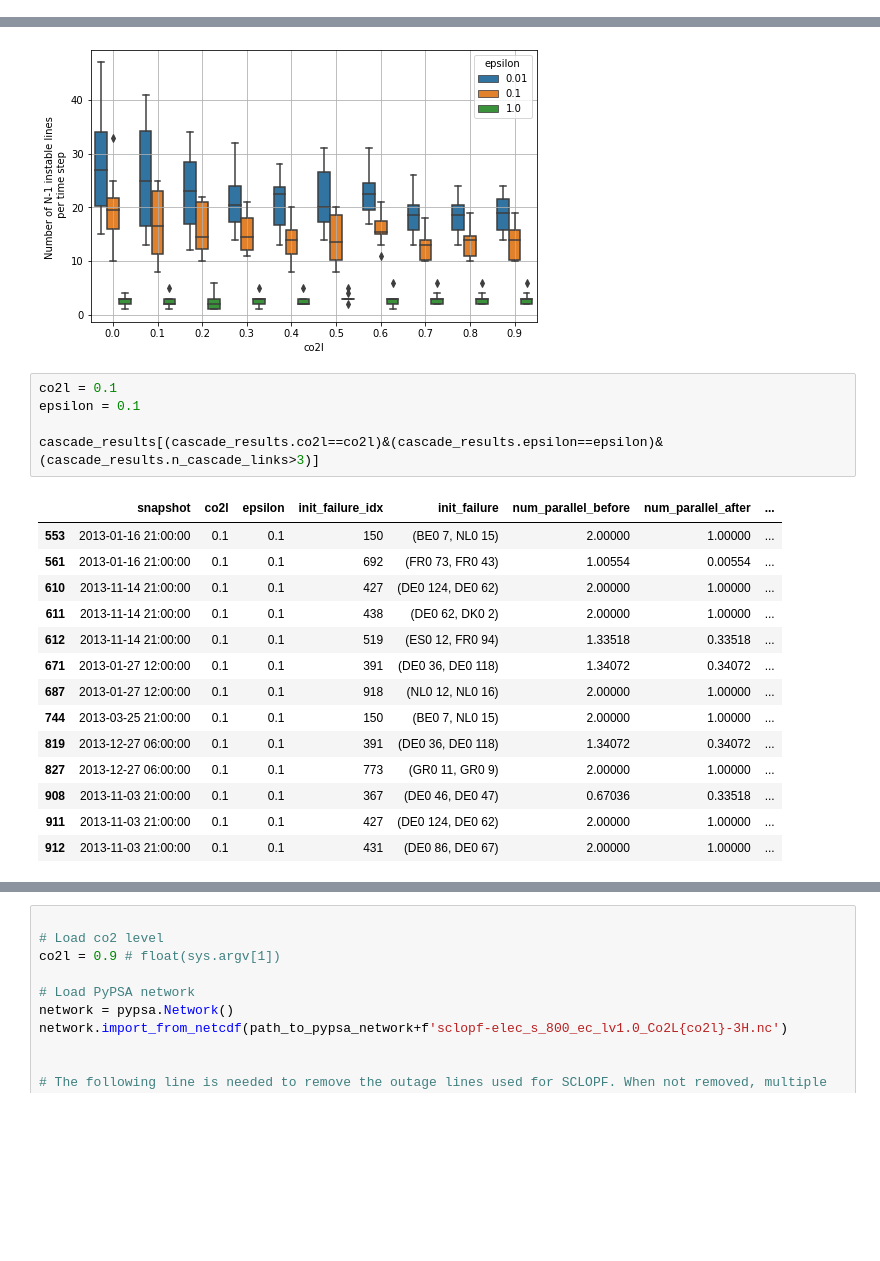
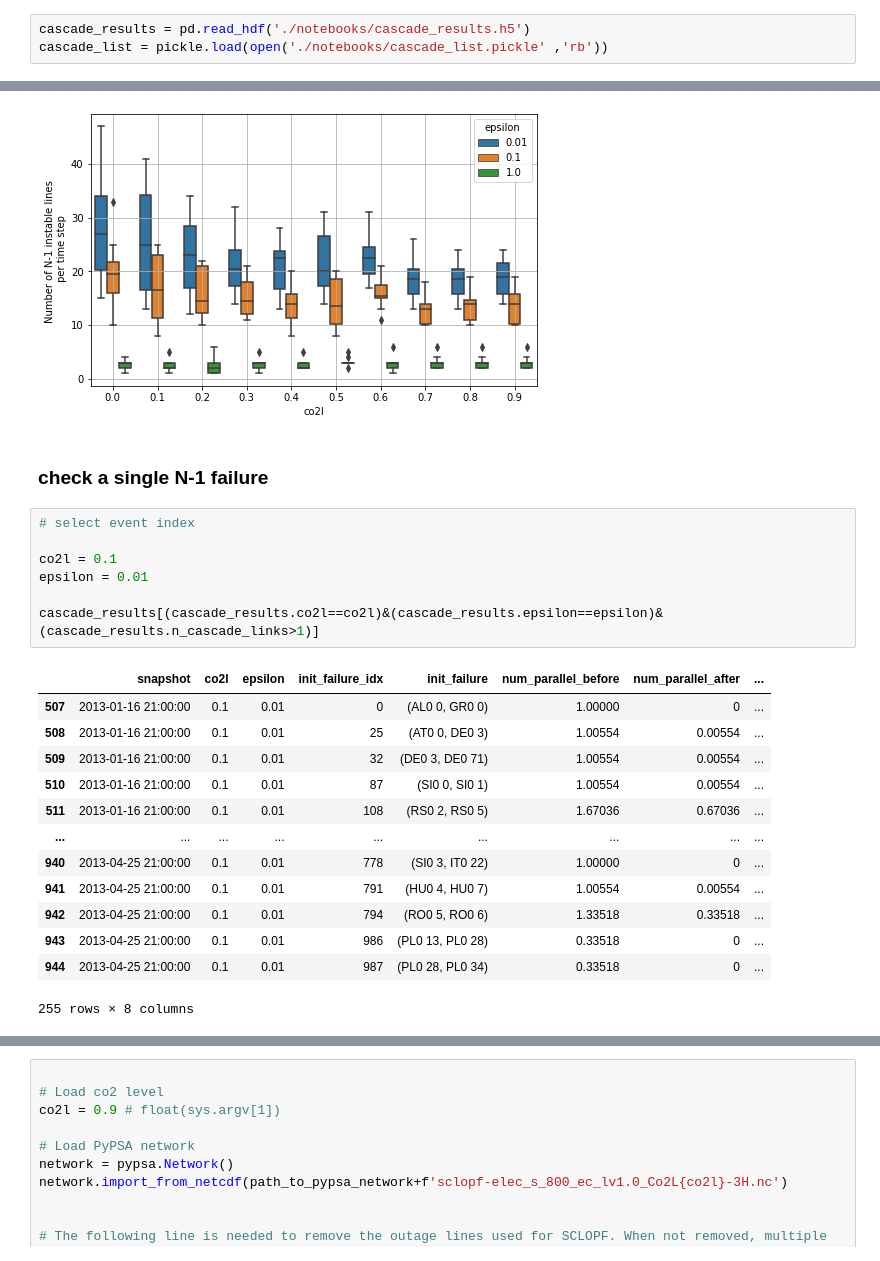
Before and after one commit to maurizio-titz/Power-system-split, a Jupyter notebook: notebooks/compare_sclopf_lopf_results.ipynb, the cells around one changed output, grey strips where cells are left out. Drawn from its saved outputs; the diff is of its cells as text; blank space fills up the shorter version.

```diff
--- a/notebooks/compare_sclopf_lopf_results.ipynb
+++ b/notebooks/compare_sclopf_lopf_results.ipynb
@@ -472,3 +474,6 @@ map directly to c-types [inferred_type->mixed-integer,key->block0_values] [items
       dtype='object')]
 
   encoding=encoding,
+# %%
+cascade_results = pd.read_hdf('./notebooks/cascade_results.h5')
+cascade_list = pickle.load(open('./notebooks/cascade_list.pickle' ,'rb'))
@@ -529,23 +520,26 @@ ax.set_ylabel('Number of N-1 instable lines \n per time step')
 # %% [output]
 Text(0, 0.5, 'Number of N-1 instable lines \n per time step')
 [figure]
+# %% [markdown]
+### check a single N-1 failure
 # %%
+# select event index
+
 co2l = 0.1
-epsilon = 0.1
+epsilon = 0.01
 
-cascade_results[(cascade_results.co2l==co2l)&(cascade_results.epsilon==epsilon)&(cascade_results.n_cascade_links>3)]
+cascade_results[(cascade_results.co2l==co2l)&(cascade_results.epsilon==epsilon)&(cascade_results.n_cascade_links>1)]
 # %% [output]
 |  | snapshot | co2l | epsilon | init_failure_idx | init_failure | num_parallel_before | num_parallel_after | ... |
-| 553 | 2013-01-16 21:00:00 | 0.1 | 0.1 | 150 | (BE0 7, NL0 15) | 2.00000 | 1.00000 | ... |
-| 561 | 2013-01-16 21:00:00 | 0.1 | 0.1 | 692 | (FR0 73, FR0 43) | 1.00554 | 0.00554 | ... |
-| 610 | 2013-11-14 21:00:00 | 0.1 | 0.1 | 427 | (DE0 124, DE0 62) | 2.00000 | 1.00000 | ... |
-| 611 | 2013-11-14 21:00:00 | 0.1 | 0.1 | 438 | (DE0 62, DK0 2) | 2.00000 | 1.00000 | ... |
-| 612 | 2013-11-14 21:00:00 | 0.1 | 0.1 | 519 | (ES0 12, FR0 94) | 1.33518 | 0.33518 | ... |
-| 671 | 2013-01-27 12:00:00 | 0.1 | 0.1 | 391 | (DE0 36, DE0 118) | 1.34072 | 0.34072 | ... |
-| 687 | 2013-01-27 12:00:00 | 0.1 | 0.1 | 918 | (NL0 12, NL0 16) | 2.00000 | 1.00000 | ... |
-| 744 | 2013-03-25 21:00:00 | 0.1 | 0.1 | 150 | (BE0 7, NL0 15) | 2.00000 | 1.00000 | ... |
-| 819 | 2013-12-27 06:00:00 | 0.1 | 0.1 | 391 | (DE0 36, DE0 118) | 1.34072 | 0.34072 | ... |
-| 827 | 2013-12-27 06:00:00 | 0.1 | 0.1 | 773 | (GR0 11, GR0 9) | 2.00000 | 1.00000 | ... |
-| 908 | 2013-11-03 21:00:00 | 0.1 | 0.1 | 367 | (DE0 46, DE0 47) | 0.67036 | 0.33518 | ... |
-| 911 | 2013-11-03 21:00:00 | 0.1 | 0.1 | 427 | (DE0 124, DE0 62) | 2.00000 | 1.00000 | ... |
-| 912 | 2013-11-03 21:00:00 | 0.1 | 0.1 | 431 | (DE0 86, DE0 67) | 2.00000 | 1.00000 | ... |
+| 507 | 2013-01-16 21:00:00 | 0.1 | 0.01 | 0 | (AL0 0, GR0 0) | 1.00000 | 0 | ... |
+| 508 | 2013-01-16 21:00:00 | 0.1 | 0.01 | 25 | (AT0 0, DE0 3) | 1.00554 | 0.00554 | ... |
+| 509 | 2013-01-16 21:00:00 | 0.1 | 0.01 | 32 | (DE0 3, DE0 71) | 1.00554 | 0.00554 | ... |
+| 510 | 2013-01-16 21:00:00 | 0.1 | 0.01 | 87 | (SI0 0, SI0 1) | 1.00554 | 0.00554 | ... |
+| 511 | 2013-01-16 21:00:00 | 0.1 | 0.01 | 108 | (RS0 2, RS0 5) | 1.67036 | 0.67036 | ... |
+| ... | ... | ... | ... | ... | ... | ... | ... | ... |
+| 940 | 2013-04-25 21:00:00 | 0.1 | 0.01 | 778 | (SI0 3, IT0 22) | 1.00000 | 0 | ... |
+| 941 | 2013-04-25 21:00:00 | 0.1 | 0.01 | 791 | (HU0 4, HU0 7) | 1.00554 | 0.00554 | ... |
+| 942 | 2013-04-25 21:00:00 | 0.1 | 0.01 | 794 | (RO0 5, RO0 6) | 1.33518 | 0.33518 | ... |
+| 943 | 2013-04-25 21:00:00 | 0.1 | 0.01 | 986 | (PL0 13, PL0 28) | 0.33518 | 0 | ... |
+| 944 | 2013-04-25 21:00:00 | 0.1 | 0.01 | 987 | (PL0 28, PL0 34) | 0.33518 | 0 | ... |
+255 rows × 8 columns
```
Also changed, not shown: parts of 20 cells of this notebook, 4 other files.
